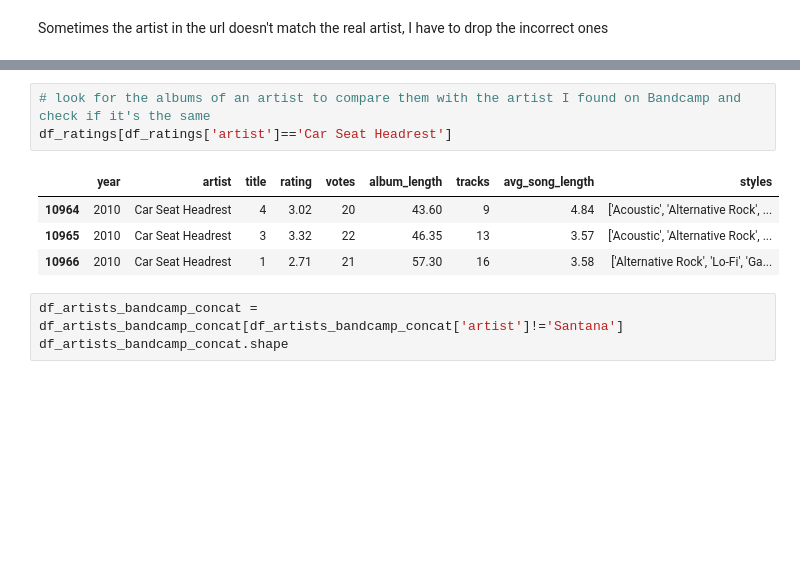
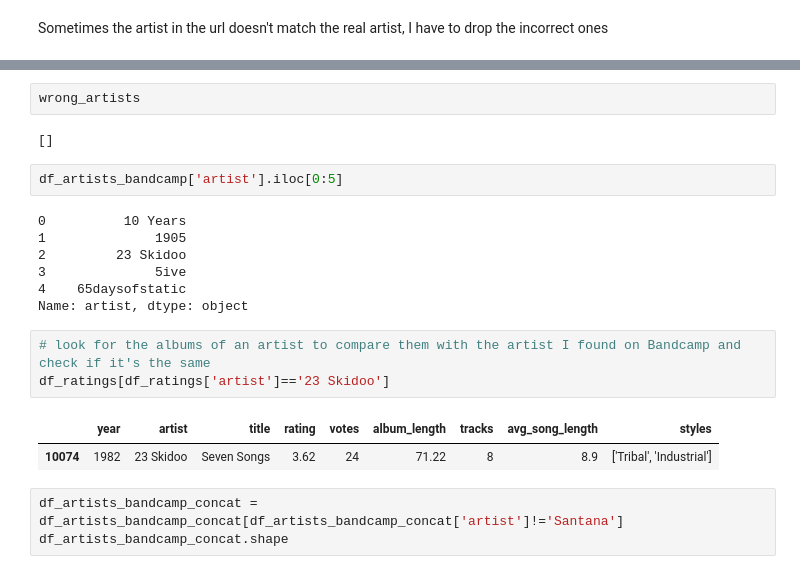
Before and after one commit to arnauog/what_the_rock, a Jupyter notebook: 8 Bandcamp.ipynb, the cells around one changed output, grey strips where cells are left out. Cells and saved outputs as stored; diff of their text form; blank space fills up the shorter version.

```diff
--- a/8 Bandcamp.ipynb
+++ b/8 Bandcamp.ipynb
@@ -244,11 +316,22 @@ df_ratings.head(1)
+# %%
+wrong_artists
+# %% [output]
+[]
+# %%
+df_artists_bandcamp['artist'].iloc[0:5]
+# %% [output]
+0          10 Years
+1              1905
+2         23 Skidoo
+3              5ive
+4    65daysofstatic
+Name: artist, dtype: object
 # %%
 # look for the albums of an artist to compare them with the artist I found on Bandcamp and check if it's the same
-df_ratings[df_ratings['artist']=='Car Seat Headrest']
+df_ratings[df_ratings['artist']=='23 Skidoo']
 # %% [output]
 |  | year | artist | title | rating | votes | album_length | tracks | avg_song_length | styles |
-| 10964 | 2010 | Car Seat Headrest | 4 | 3.02 | 20 | 43.60 | 9 | 4.84 | ['Acoustic', 'Alternative Rock', ... |
-| 10965 | 2010 | Car Seat Headrest | 3 | 3.32 | 22 | 46.35 | 13 | 3.57 | ['Acoustic', 'Alternative Rock', ... |
-| 10966 | 2010 | Car Seat Headrest | 1 | 2.71 | 21 | 57.30 | 16 | 3.58 | ['Alternative Rock', 'Lo-Fi', 'Ga... |
+| 10074 | 1982 | 23 Skidoo | Seven Songs | 3.62 | 24 | 71.22 | 8 | 8.9 | ['Tribal', 'Industrial'] |
 # %%
 df_artists_bandcamp_concat = df_artists_bandcamp_concat[df_artists_bandcamp_concat['artist']!='Santana']
 df_artists_bandcamp_concat.shape
```
Also changed, not shown: parts of 18 cells of this notebook, 3 other files.
